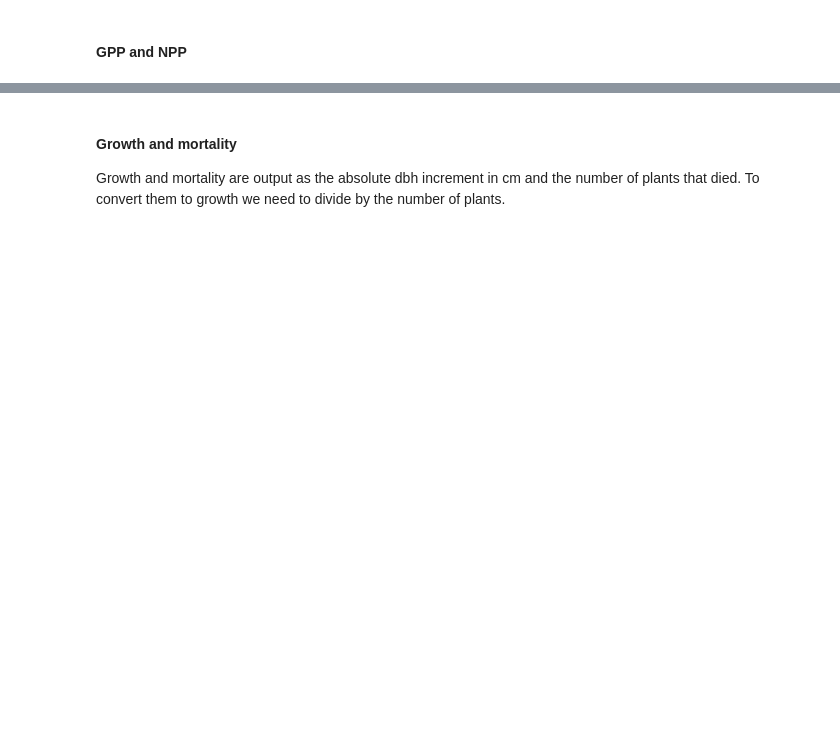
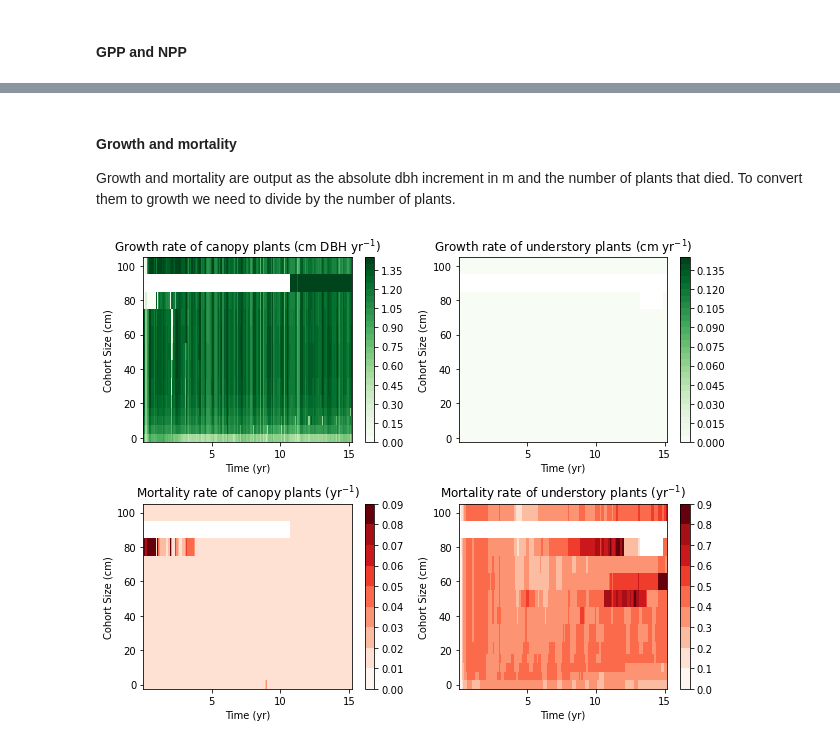
Before and after one commit to NGEET/fates-tutorial, a Jupyter notebook: fates-tutorial-jupyter-book/Lesson2.ipynb, the cells around one changed output, grey strips where cells are left out. Cells and saved outputs as stored; diff of their text form; code cells hidden in the pictures; blank space fills up the shorter version.

```diff
--- a/fates-tutorial-jupyter-book/Lesson2.ipynb
+++ b/fates-tutorial-jupyter-book/Lesson2.ipynb
@@ -144,14 +148,13 @@ f1ax1.set_xlabel(r'Time (years)', fontsize = 13)
 # %% [markdown]
 #### Growth and mortality
 
-Growth and mortality are output as the absolute dbh increment in cm and the number of plants that died. To convert them to growth we need to divide by the number of plants.
+Growth and mortality are output as the absolute dbh increment in m and the number of plants that died. To convert them to growth we need to divide by the number of plants.
 # %%
-# population numbers as a function of cohort size
-NPLANT_CANOPY_SZ = fates.FATES_NPLANT_CANOPY_S
+NPLANT_CANOPY_SZ = fates.FATES_NPLANT_CANOPY_SZ
 NPLANT_UNDERSTORY_SZ = fates.FATES_NPLANT_USTORY_SZ
 
-DDBH_CANOPY_SZ = fates.FATES_DDBH_CANOPY_SZ
-DDBH_UNDERSTORY_SZ = fates.FATES_DDBH_USTORY_SZ
+DDBH_CANOPY_SZ = fates.FATES_DDBH_CANOPY_SZ * 100 # convert to cm
+DDBH_UNDERSTORY_SZ = fates.FATES_DDBH_USTORY_SZ * 100 # convert to cm
 
 MORT_CANOPY_SZ = fates.FATES_MORTALITY_CANOPY_SZ
 MORT_UNDERSTORY_SZ = fates.FATES_MORTALITY_USTORY_SZ
@@ -163,40 +166,42 @@ fig3, ((f3ax0, f3ax1), (f3ax2, f3ax3)) = plt.subplots(nrows=2, ncols=2, figsize=
 levels = np.arange(0.,1.5, 0.05)
 cmap = plt.get_cmap('Greens')
 norm = BoundaryNorm(levels, ncolors=cmap.N, clip=True)
-im = f3ax0.pcolormesh(time, cohort_size_bins, (DDBH_CANOPY_SZ / NPLANT_CANOPY_SZ)[:,:,0].transpose(), cmap=cmap, norm=norm)
+im = f3ax0.pcolormesh(time, cohort_size_bins, np.squeeze(DDBH_CANOPY_SZ / NPLANT_CANOPY_SZ).transpose(), cmap=cmap, norm=norm)
 fig3.colorbar(im, ax=f3ax0)
 f3ax0.set_title(r'Growth rate of canopy plants (cm DBH yr$^{-1}$)')
 f3ax0.set_xlabel('Time (yr)')
 f3ax0.set_ylabel('Cohort Size (cm)')
 
 ## set up the second plot: growth rate in the understory, units as above
 levels = np.arange(0.,0.15, 0.005)
 cmap = plt.get_cmap('Greens')
 norm = BoundaryNorm(levels, ncolors=cmap.N, clip=True)
-im = f3ax1.pcolormesh(time, cohort_size_bins, (DDBH_UNDERSTORY_SZ / NPLANT_UNDERSTORY_SZ)[:,:,0].transpose(), cmap=cmap, norm=norm)
+im = f3ax1.pcolormesh(time, cohort_size_bins, np.squeeze(DDBH_UNDERSTORY_SZ / NPLANT_UNDERSTORY_SZ).transpose(), cmap=cmap, norm=norm)
 fig3.colorbar(im, ax=f3ax1)
 f3ax1.set_title(r'Growth rate of understory plants (cm yr$^{-1}$)')
 f3ax1.set_xlabel('Time (yr)')
 f3ax1.set_ylabel('Cohort Size (cm)')
 
 ## set up the third plot: mortality rate in the canopy, in units of fraction of trees per year of a given size class and canopy position
 levels = np.arange(0.,0.1, 0.01)
 cmap = plt.get_cmap('Reds')
 norm = BoundaryNorm(levels, ncolors=cmap.N, clip=True)
-im = f3ax2.pcolormesh(time, cohort_size_bins, (MORT_CANOPY_SZ / NPLANT_CANOPY_SZ)[:,:,0].transpose(), cmap=cmap, norm=norm)
+im = f3ax2.pcolormesh(time, cohort_size_bins, np.squeeze(MORT_CANOPY_SZ / NPLANT_CANOPY_SZ).transpose(), cmap=cmap, norm=norm)
 fig3.colorbar(im, ax=f3ax2)
 f3ax2.set_title(r'Mortality rate of canopy plants (yr$^{-1}$)')
 f3ax2.set_xlabel('Time (yr)')
 f3ax2.set_ylabel('Cohort Size (cm)')
 
 ## set up the fourth plot: mortality rate in the understory, units as above
 levels = np.arange(0.,1.0, 0.1)
 cmap = plt.get_cmap('Reds')
 norm = BoundaryNorm(levels, ncolors=cmap.N, clip=True)
-im = f3ax3.pcolormesh(time, cohort_size_bins, (MORT_UNDERSTORY_SZ / NPLANT_UNDERSTORY_SZ)[:,:,0].transpose(), cmap=cmap, norm=norm)
+im = f3ax3.pcolormesh(time, cohort_size_bins, np.squeeze(MORT_UNDERSTORY_SZ / NPLANT_UNDERSTORY_SZ).transpose(), cmap=cmap, norm=norm)
 fig3.colorbar(im, ax=f3ax3)
 f3ax3.set_title(r'Mortality rate of understory plants (yr$^{-1}$)')
 f3ax3.set_xlabel('Time (yr)')
 f3ax3.set_ylabel('Cohort Size (cm)')
 
 fig3.tight_layout()
+# %% [output]
+[figure, added]
```
Also changed, not shown: parts of 5 cells of this notebook, 7 other files.
